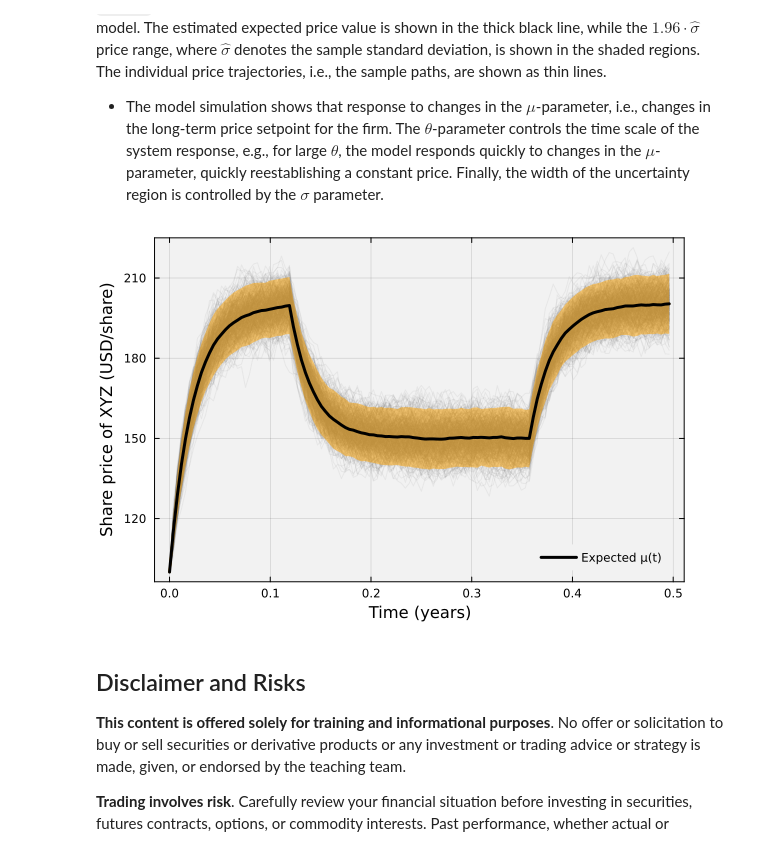
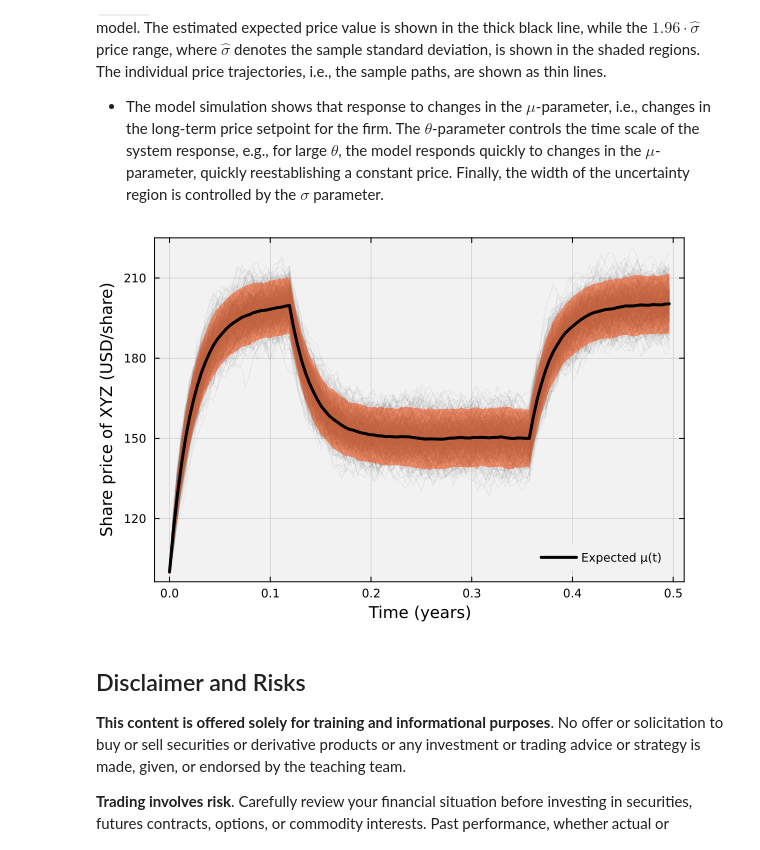
Before and after one commit to varnerlab/CHEME-130-eCornell-Repository, a Jupyter notebook: courses/CHEME-132/module-2/CHEME-132-Module-2-Advanced-OrnsteinUhlenbeck-Model.ipynb, the cells around one changed output. Drawn from its saved outputs; the diff is of its cells as text; code cells hidden in the pictures.

```diff
--- a/courses/CHEME-132/module-2/CHEME-132-Module-2-Advanced-OrnsteinUhlenbeck-Model.ipynb
+++ b/courses/CHEME-132/module-2/CHEME-132-Module-2-Advanced-OrnsteinUhlenbeck-Model.ipynb
@@ -61,21 +71,21 @@ Now, we solve the model equations using the `solve(...)` method. We pass in the
 # %%
 p = plot();
 N_σ = 1.96;
 mean_sim = mean(X,dims=2)
 mean_std = std(X,dims=2)
 L = mean_sim .- N_σ*(mean_std)
 U = mean_sim .+ N_σ*(mean_std)
 
 
 plot!(T,X, label="", c="gray50", legend=:bottomright, lw=1, bg="gray95", background_color_outside="white",
     framestyle = :box, fg_legend = :transparent, alpha=0.10)
-plot!(T, mean_sim,c="orange", fillrange=U, fillalpha = 0.5, lw=2, label="")
-plot!(T, mean_sim,c="orange", fillrange=L, fillalpha = 0.5, lw=2, label="")
+plot!(T, mean_sim,c="orangered", fillrange=U, fillalpha = 0.5, lw=2, label="")
+plot!(T, mean_sim,c="orangered", fillrange=L, fillalpha = 0.5, lw=2, label="")
 plot!(T, mean_sim,c=:black,lw=3,label="Expected μ(t)")
 xlabel!("Time (years)", fontsize=18)
 ylabel!("Share price of XYZ (USD/share)", fontsize=18)
 # %% [output]
-[figure, old version]
+[figure, new version]
 # %% [markdown]
 ## Disclaimer and Risks
 __This content is offered solely for training and informational purposes__. No offer or solicitation to buy or sell securities or derivative products or any investment or trading advice or strategy is made, given, or endorsed by the teaching team.
```
Also changed, not shown: parts of 1 cell of this notebook, 4 other files.
